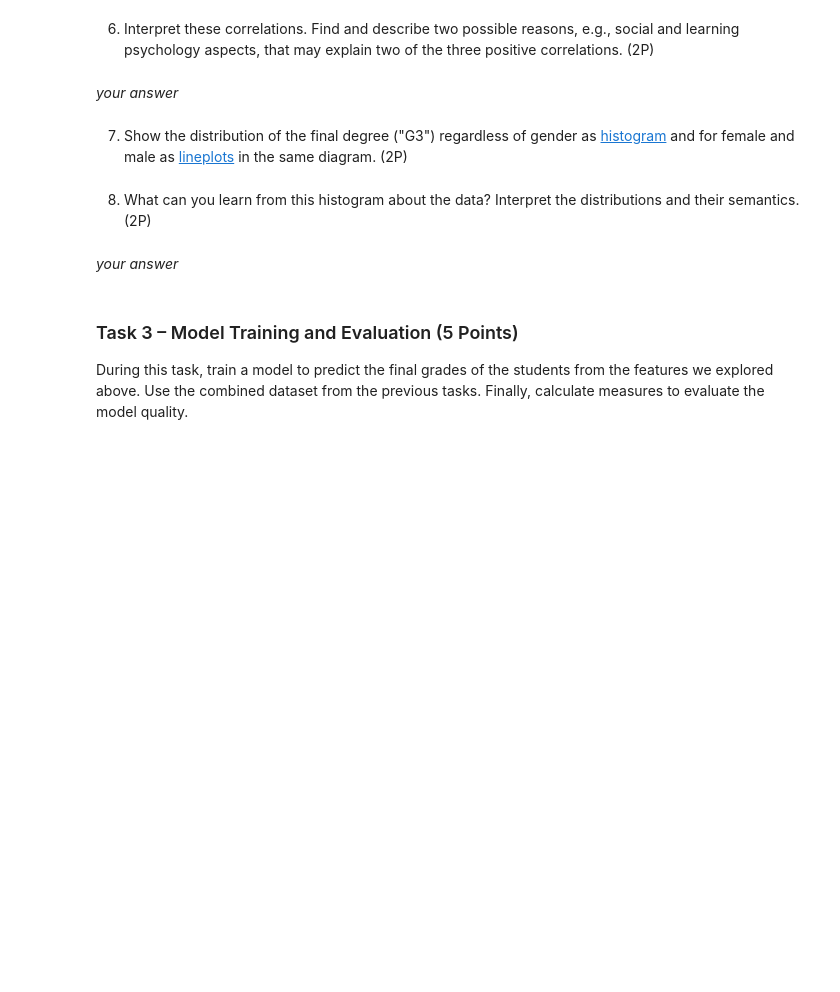
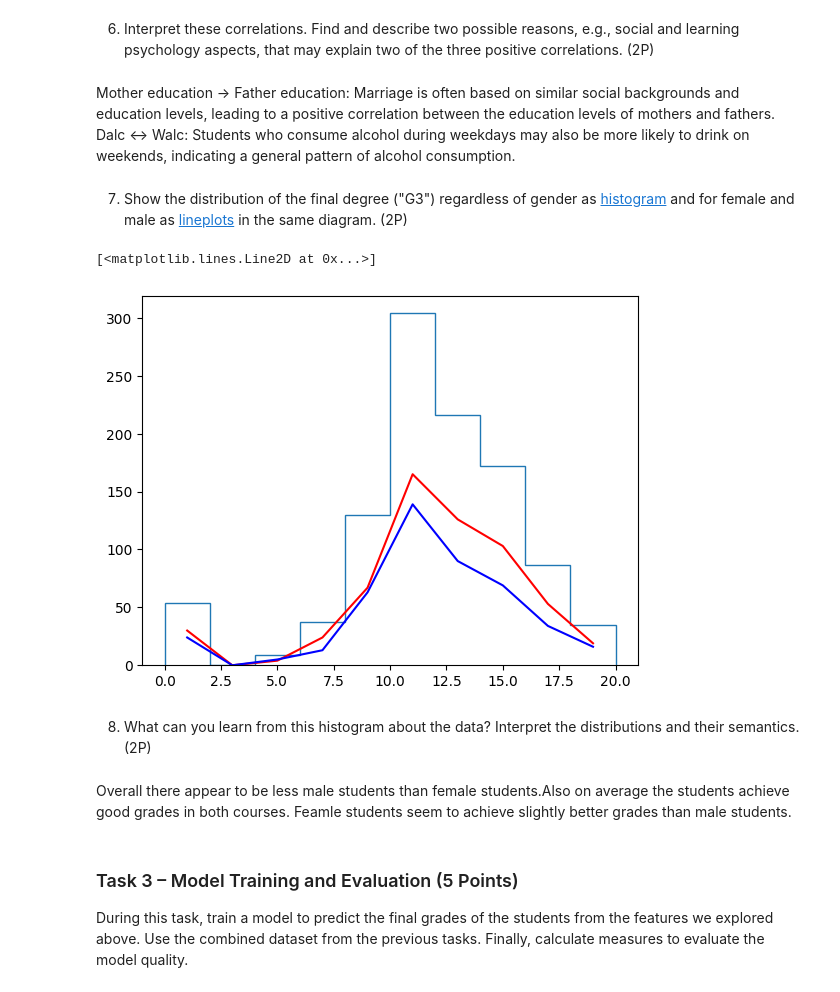
Before and after one commit to IVSource/ml_security_ws25, a Jupyter notebook: Exercise 2/mls_ws25_exercise_2b_prediction_of_degrees.ipynb, the cells around one changed output. Cells and saved outputs as stored; diff of their text form; code cells hidden in the pictures; blank space fills up the shorter version.

```diff
--- a/Exercise 2/mls_ws25_exercise_2b_prediction_of_degrees.ipynb
+++ b/Exercise 2/mls_ws25_exercise_2b_prediction_of_degrees.ipynb
@@ -157,13 +237,26 @@ NameError: name 'correlation_mathematics' is not defined
 # %% [markdown]
 6. Interpret these correlations. Find and describe two possible reasons, e.g., social and learning psychology aspects, that may explain two of the three positive correlations. (2P)
 # %% [markdown]
-*your answer*
+Mother education -> Father education: Marriage is often based on similar social backgrounds and education levels, leading to a positive correlation between the education levels of mothers and fathers.
+Dalc <-> Walc: Students who consume alcohol during weekdays may also be more likely to drink on weekends, indicating a general pattern of alcohol consumption.
 # %% [markdown]
 7. Show the distribution of the final degree ("G3") regardless of gender as [histogram](https://matplotlib.org/stable/api/_as_gen/matplotlib.pyplot.hist.html) and for female and male as [lineplots](https://matplotlib.org/stable/api/_as_gen/matplotlib.pyplot.plot.html) in the same diagram. (2P)
+# %%
+counts, bins = np.histogram(df_combined['G3'], bins=10)
+counts_f, bins_f = np.histogram(df_combined[df_combined['sex'] == 'F']['G3'], bins=10, range=(0.0, 20.0))
+bins_f += 1.0
+counts_m, bins_m = np.histogram(df_combined[df_combined['sex'] == 'M']['G3'], bins=10, range=(0.0, 20.0))
+bins_m += 1.0
+plt.stairs(counts, bins)
+plt.plot(bins_f[:10], counts_f, 'r')
+plt.plot(bins_m[:10], counts_m, 'b')
+# %% [output]
+[<matplotlib.lines.Line2D at 0x...>]
+[figure, added]
 # %% [markdown]
 8. What can you learn from this histogram about the data? Interpret the distributions and their semantics. (2P)
 # %% [markdown]
-*your answer*
+Overall there appear to be less male students than female students.Also on average the students achieve good grades in both courses. Feamle students seem to achieve slightly better grades than male students.
 # %% [markdown]
 ### Task 3 – Model Training and Evaluation (5 Points)
 
```
Also changed, not shown: parts of 7 cells of this notebook.
